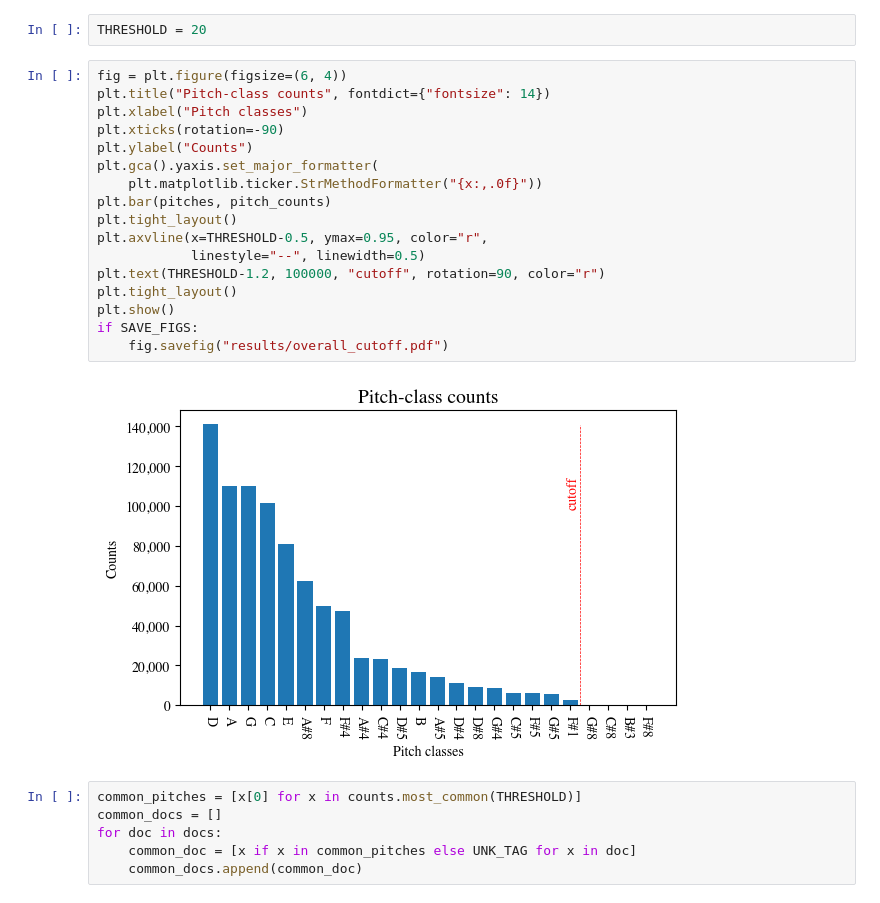
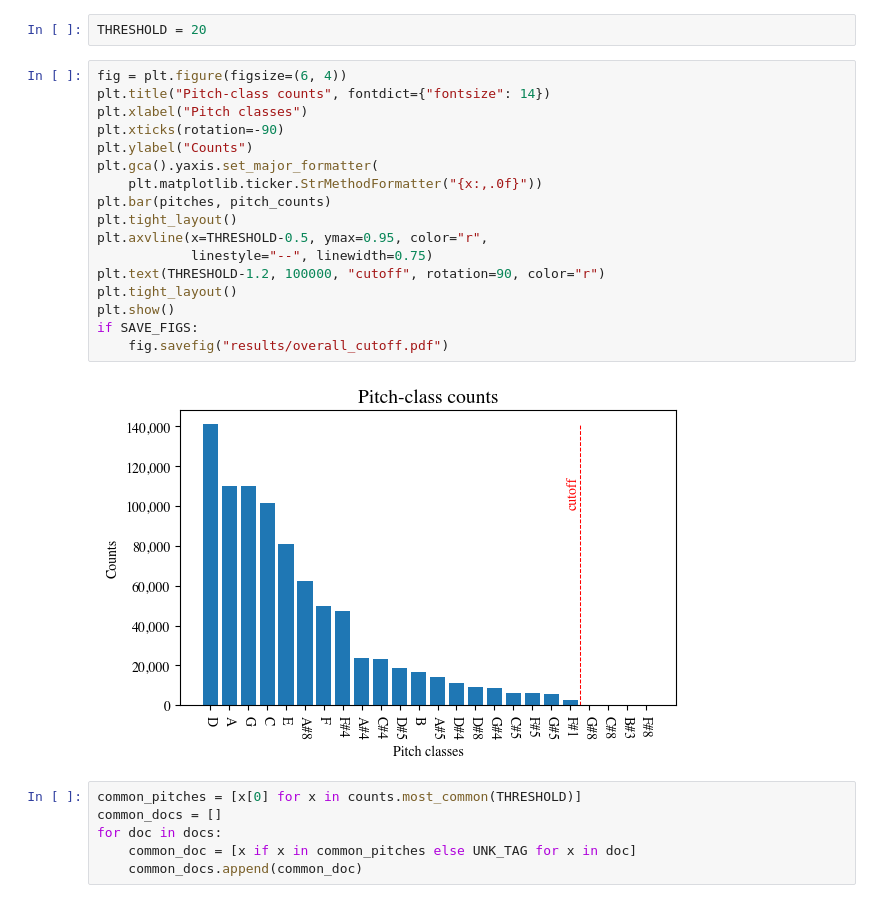
Before and after one commit to ihpar/musvec, a Jupyter notebook: index.ipynb, the cells around one changed output. Drawn from its saved outputs; the diff is of its cells as text.

Commit message:
fixes charts

```diff
--- a/index.ipynb
+++ b/index.ipynb
@@ -22,22 +22,22 @@ THRESHOLD = 20
 # %%
 fig = plt.figure(figsize=(6, 4))
 plt.title("Pitch-class counts", fontdict={"fontsize": 14})
 plt.xlabel("Pitch classes")
 plt.xticks(rotation=-90)
 plt.ylabel("Counts")
 plt.gca().yaxis.set_major_formatter(
     plt.matplotlib.ticker.StrMethodFormatter("{x:,.0f}"))
 plt.bar(pitches, pitch_counts)
 plt.tight_layout()
 plt.axvline(x=THRESHOLD-0.5, ymax=0.95, color="r",
-            linestyle="--", linewidth=0.5)
+            linestyle="--", linewidth=0.75)
 plt.text(THRESHOLD-1.2, 100000, "cutoff", rotation=90, color="r")
 plt.tight_layout()
 plt.show()
 if SAVE_FIGS:
     fig.savefig("results/overall_cutoff.pdf")
 # %% [output]
-[figure, old version]
+[figure, new version]
 # %%
 common_pitches = [x[0] for x in counts.most_common(THRESHOLD)]
 common_docs = []
```
Also changed, not shown: 1 other file.
